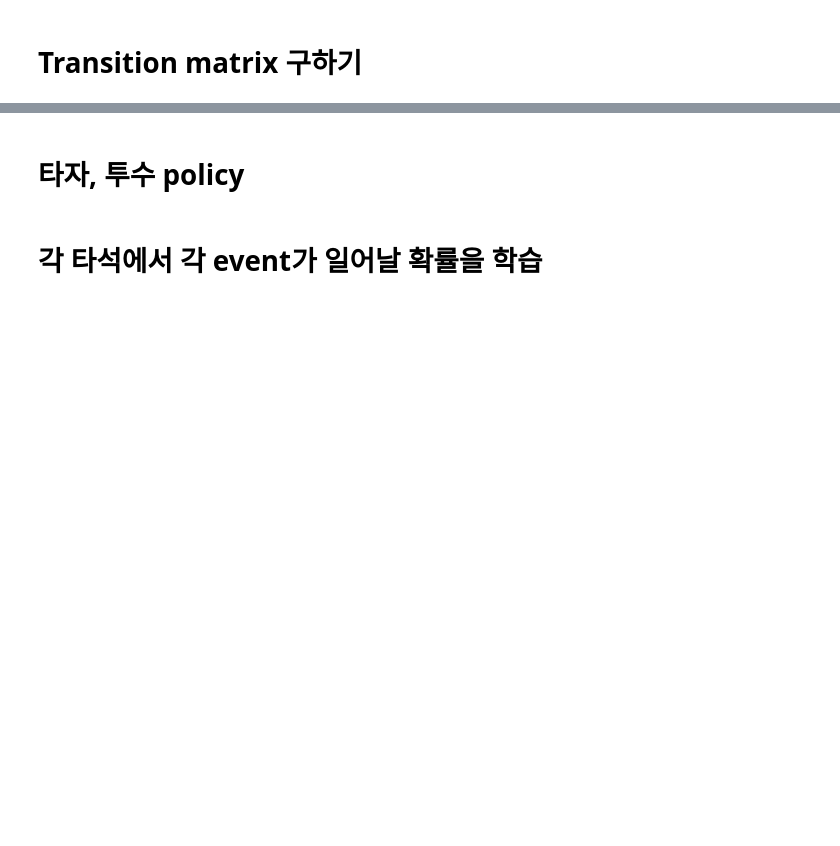
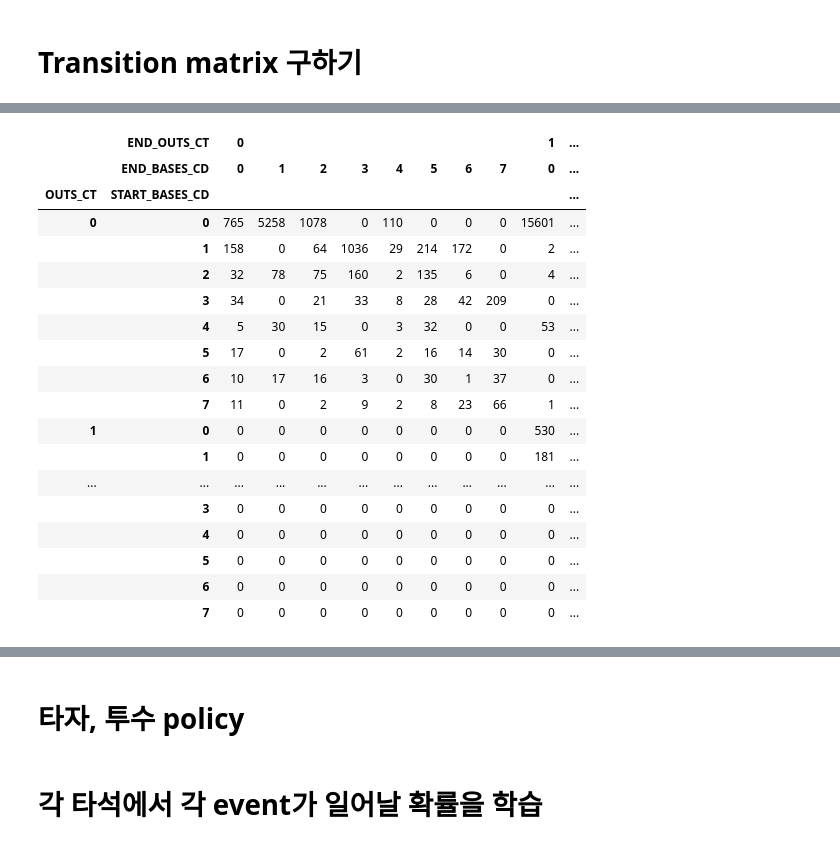
Before and after one commit to yonsweng/baseball-win-prediction, a Jupyter notebook: working/simulation.ipynb, the cells around one changed output, grey strips where cells are left out. Drawn from its saved outputs; the diff is of its cells as text; code cells hidden in the pictures; blank space fills up the shorter version.

```diff
--- a/working/simulation.ipynb
+++ b/working/simulation.ipynb
@@ -35,0 +137,28 @@ trans_mat = result_cnt.apply(lambda x: x / state_action_cnt[result_cnt.index])
+# %%
+# trans_cnt: state -> state 경우의 수
+trans_cnt = pd.pivot_table(train,
+                           values='EVENT_RUNS_CT',
+                           index=['OUTS_CT', 'START_BASES_CD'],
+                           columns=['END_OUTS_CT', 'END_BASES_CD'],
+                           aggfunc='count').fillna(0.0).astype(int)
+trans_cnt
+# %% [output]
+|  | END_OUTS_CT | 0 |  |  |  |  |  |  |  | 1 | ... |
+|  | END_BASES_CD | 0 | 1 | 2 | 3 | 4 | 5 | 6 | 7 | 0 | ... |
+| OUTS_CT | START_BASES_CD |  |  |  |  |  |  |  |  |  | ... |
+| 0 | 0 | 765 | 5258 | 1078 | 0 | 110 | 0 | 0 | 0 | 15601 | ... |
+|  | 1 | 158 | 0 | 64 | 1036 | 29 | 214 | 172 | 0 | 2 | ... |
+|  | 2 | 32 | 78 | 75 | 160 | 2 | 135 | 6 | 0 | 4 | ... |
+|  | 3 | 34 | 0 | 21 | 33 | 8 | 28 | 42 | 209 | 0 | ... |
+|  | 4 | 5 | 30 | 15 | 0 | 3 | 32 | 0 | 0 | 53 | ... |
+|  | 5 | 17 | 0 | 2 | 61 | 2 | 16 | 14 | 30 | 0 | ... |
+|  | 6 | 10 | 17 | 16 | 3 | 0 | 30 | 1 | 37 | 0 | ... |
+|  | 7 | 11 | 0 | 2 | 9 | 2 | 8 | 23 | 66 | 1 | ... |
+| 1 | 0 | 0 | 0 | 0 | 0 | 0 | 0 | 0 | 0 | 530 | ... |
+|  | 1 | 0 | 0 | 0 | 0 | 0 | 0 | 0 | 0 | 181 | ... |
+| ... | ... | ... | ... | ... | ... | ... | ... | ... | ... | ... | ... |
+|  | 3 | 0 | 0 | 0 | 0 | 0 | 0 | 0 | 0 | 0 | ... |
+|  | 4 | 0 | 0 | 0 | 0 | 0 | 0 | 0 | 0 | 0 | ... |
+|  | 5 | 0 | 0 | 0 | 0 | 0 | 0 | 0 | 0 | 0 | ... |
+|  | 6 | 0 | 0 | 0 | 0 | 0 | 0 | 0 | 0 | 0 | ... |
+|  | 7 | 0 | 0 | 0 | 0 | 0 | 0 | 0 | 0 | 0 | ... |
```
Also changed, not shown: parts of 25 cells of this notebook, 5 other files.
